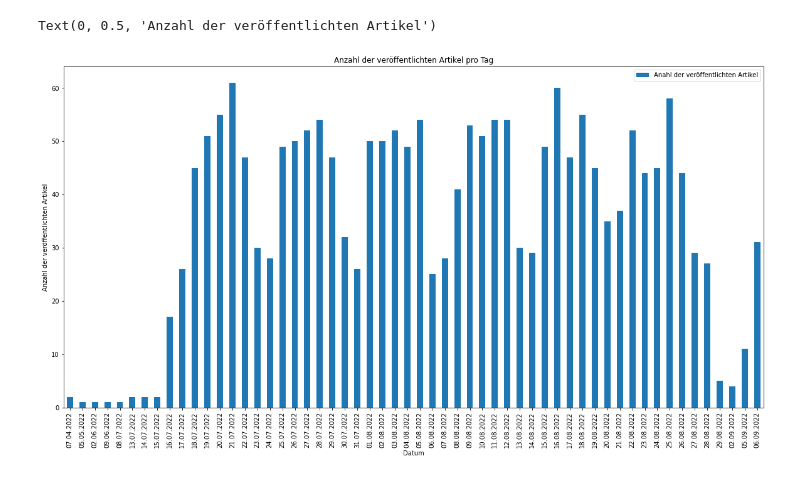
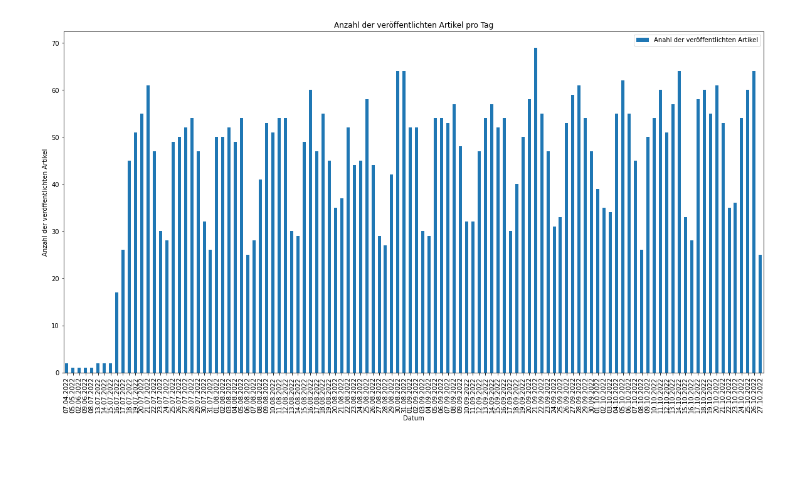
Before and after one commit to emilianscheel/Tagesschau-data-fetching, a Jupyter notebook: visualize/bar-ArtikelTag.ipynb, the cells around one changed output. Saved outputs shown, nothing was run; the diff lists cells and outputs as text; code cells hidden in the pictures.

```diff
--- a/visualize/bar-ArtikelTag.ipynb
+++ b/visualize/bar-ArtikelTag.ipynb
@@ -3,4 +3,4 @@ import numpy as np
 import pandas as pd
 import matplotlib.pyplot as plt
 
-news = pd.read_json('../data/database-v1.json')
+news = pd.read_json('../data/database-27-10.json')
@@ -9,21 +31,24 @@ news['content_length'] = news['author'].str.len()
 # %%
 import seaborn as sns
 from matplotlib.dates import DateFormatter
 from sklearn.linear_model import Ridge
 
 df = (pd.to_datetime(news['date'])
        .dt.floor('d')
        .value_counts()
        .rename_axis('date')
        .reset_index(name='count')
        .sort_values('date'))
 
 ax = df.plot(kind='bar', label="Anahl der veröffentlichten Artikel", x='date', y='count', figsize=(20, 10))
 
 ax.set_xticklabels(df['date'].dt.strftime('%d.%m.%Y'))
 ax.set_title("Anzahl der veröffentlichten Artikel pro Tag")
 ax.set_xlabel("Datum")
 ax.set_ylabel("Anzahl der veröffentlichten Artikel")
+
+ax.tick_params(axis='both', which='minor', labelsize=6)
+
+plt.show()
 # %% [output]
-Text(0, 0.5, 'Anzahl der veröffentlichten Artikel')
-[figure, old version]
+[figure, new version]
```
Also changed, not shown: parts of 2 cells of this notebook, 32 other files.
